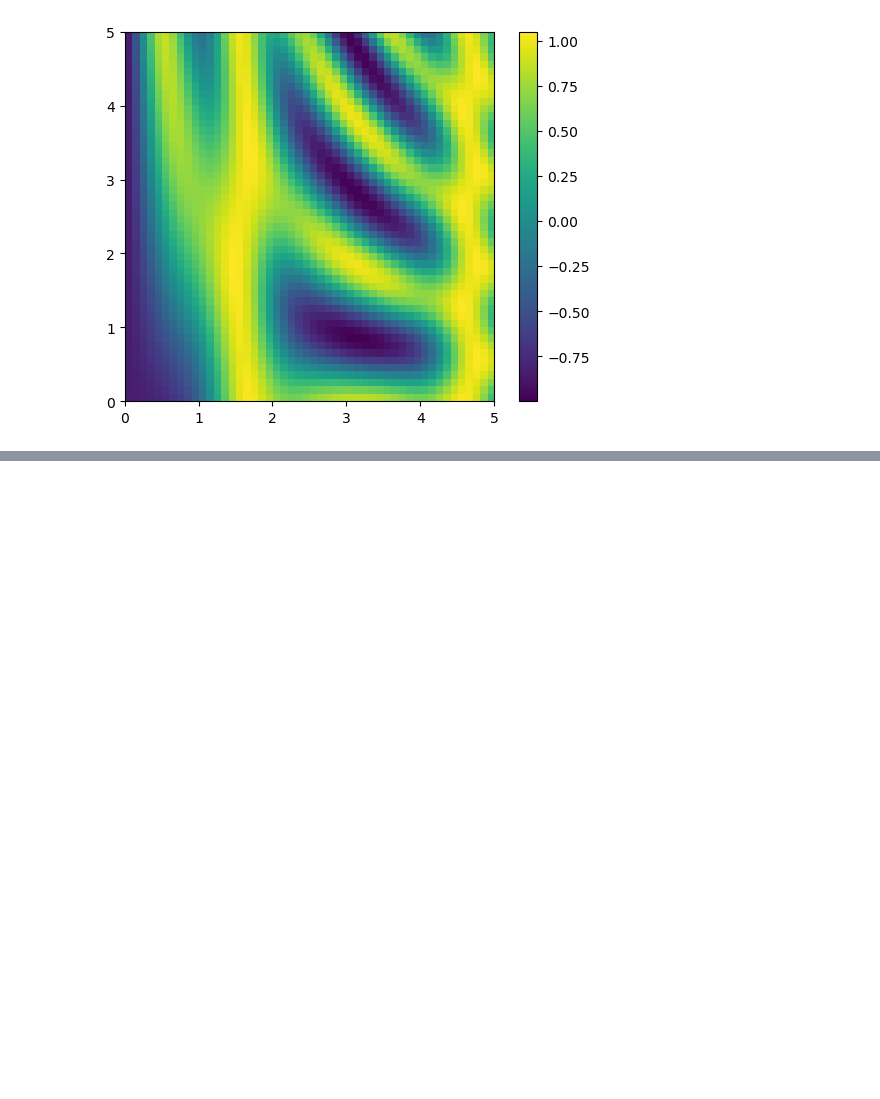
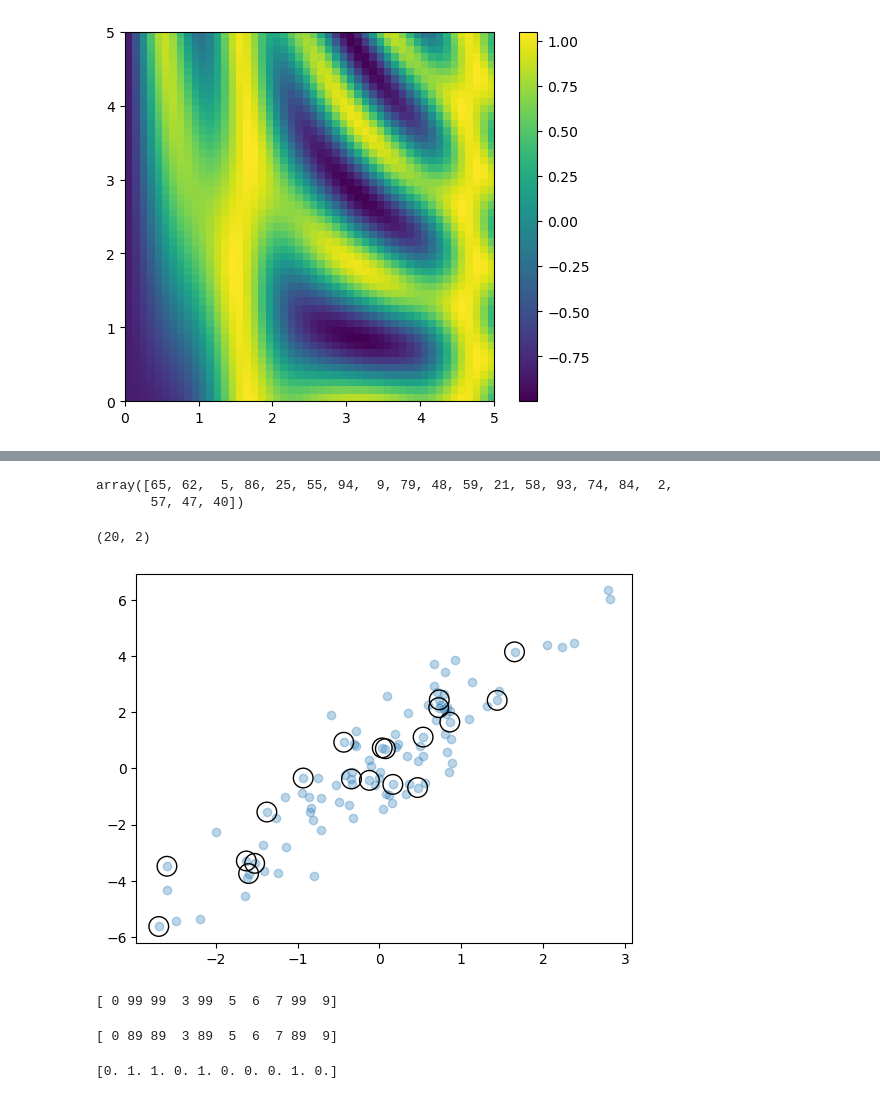
Before and after one commit to GersonFeDutra/Python-exercises, a Jupyter notebook: Ciência dos Dados/numpy/app/Numpy_Test.ipynb, the cells around one changed output, grey strips where cells are left out. Saved outputs shown, nothing was run; the diff lists cells and outputs as text; code cells hidden in the pictures; blank space fills up the shorter version.

Commit message:
NumPy: Test Masking and Indexing

```diff
--- a/Ciência dos Dados/numpy/app/Numpy_Test.ipynb
+++ b/Ciência dos Dados/numpy/app/Numpy_Test.ipynb
@@ -788,0 +979,41 @@ plt.show()
+# %%
+indices = np.random.choice(X.shape[0], 20, replace=False)
+indices
+# %% [output]
+array([65, 62,  5, 86, 25, 55, 94,  9, 79, 48, 59, 21, 58, 93, 74, 84,  2,
+       57, 47, 40])
+# %%
+selection = X[indices] # fancy indexing here
+selection.shape
+# %% [output]
+(20, 2)
+# %%
+plt.scatter(X[:, 0], X[:, 1], alpha=0.3)
+plt.scatter(selection[:, 0], selection[:, 1],
+            facecolor='none', edgecolor='black', s=200);
+plt.show()  # Random selection among points
+# %% [output]
+[figure, added]
+# %%
+x = np.arange(10)
+i = np.array([2, 1, 8, 4])
+x[i] = 99
+print(x)
+# %% [output]
+[ 0 99 99  3 99  5  6  7 99  9]
+# %%
+x[i] -= 10
+print(x)
+
+# Be careful with assignment in fancy indexing:
+#i = [2, 3, 3, 4, 4, 4]
+#x[i] += 1
+# %% [output]
+[ 0 89 89  3 89  5  6  7 89  9]
+# %%
+# Use at to assign with fancy indexing
+x = np.zeros(10)
+np.add.at(x, i, 1)  # sums 1 inplace once per index
+print(x)
+# %% [output]
+[0. 1. 1. 0. 1. 0. 0. 0. 1. 0.]
```
Also changed, not shown: parts of 42 cells of this notebook.
